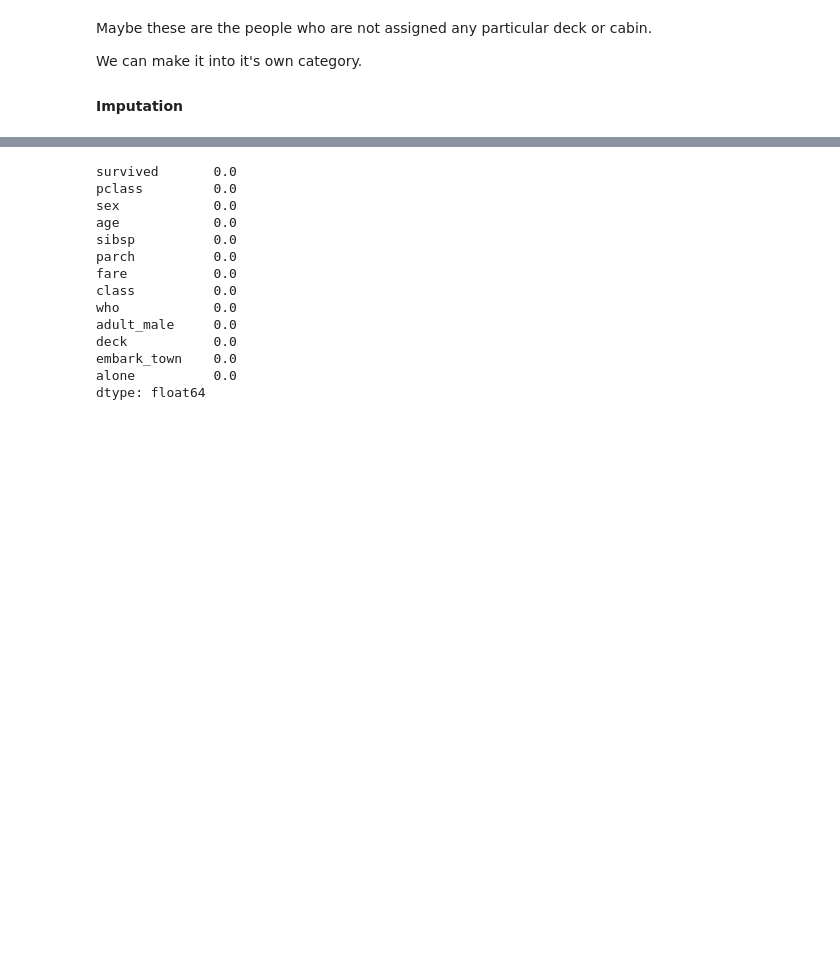
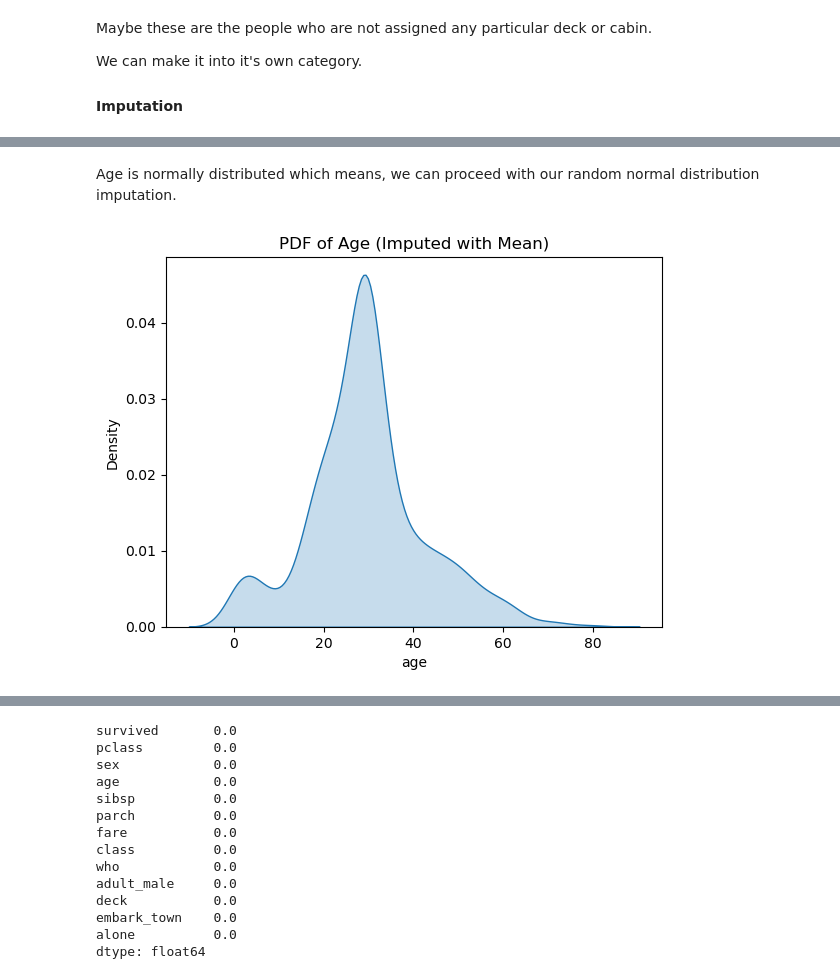
Before and after one commit to RomandRapido/DSC1107_Wrangling, a Jupyter notebook: FA5_Lansangan/FA5_Lansangan.ipynb, the cells around one changed output, grey strips where cells are left out. Drawn from its saved outputs; the diff is of its cells as text; code cells hidden in the pictures; blank space fills up the shorter version.

```diff
--- a/FA5_Lansangan/FA5_Lansangan.ipynb
+++ b/FA5_Lansangan/FA5_Lansangan.ipynb
@@ -205,3 +212,9 @@ We can make it into it's own category.
+# %% [markdown]
+Age is normally distributed which means, we can proceed with our random normal distribution imputation.
 # %%
 mean_age = df_train['age'].mean()
-df_train['age'] = df_train['age'].fillna(mean_age)
+mean_imputed = df_train['age'].fillna(mean_age)
+sns.kdeplot(mean_imputed, fill=True)
+plt.title("PDF of Age (Imputed with Mean)");
+# %% [output]
+[figure, added]
```
Also changed, not shown: parts of 66 cells of this notebook.
